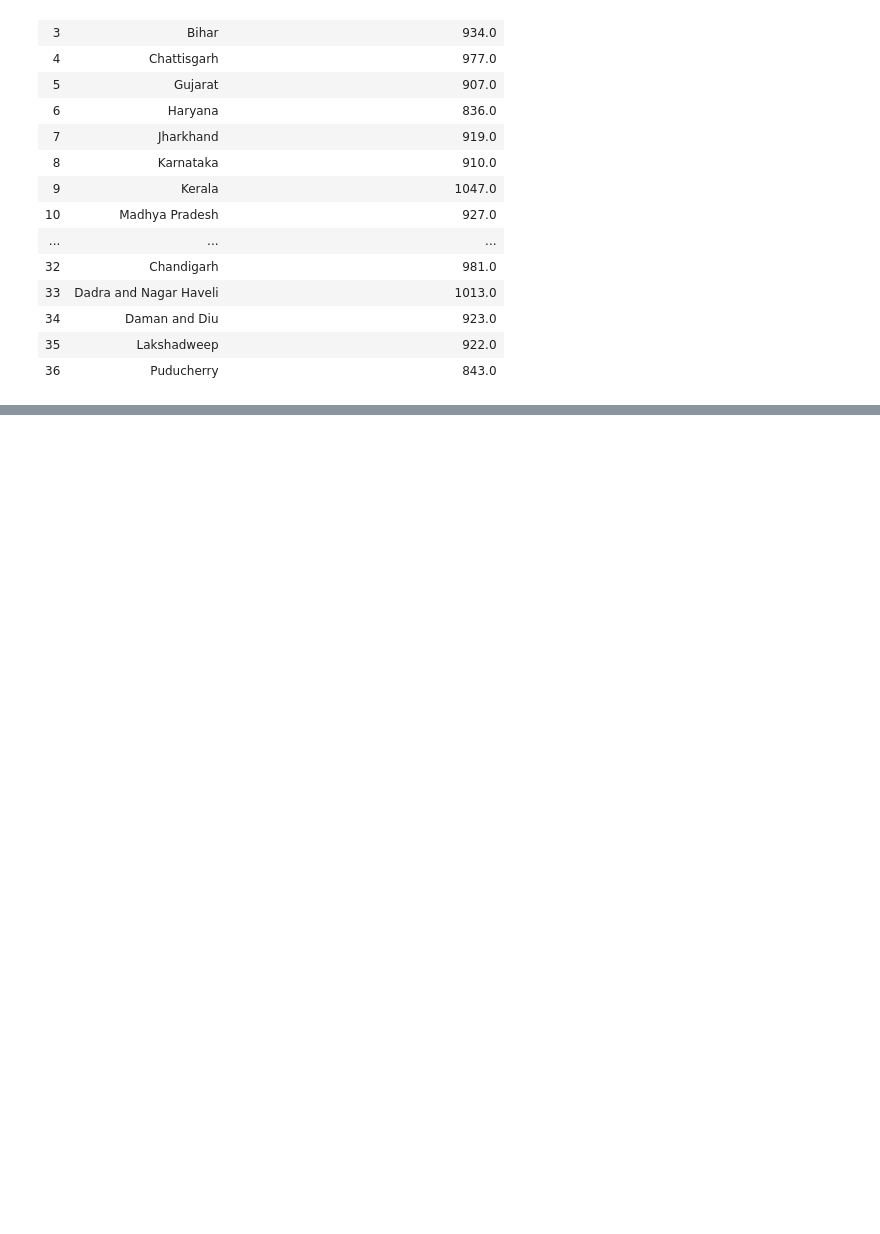
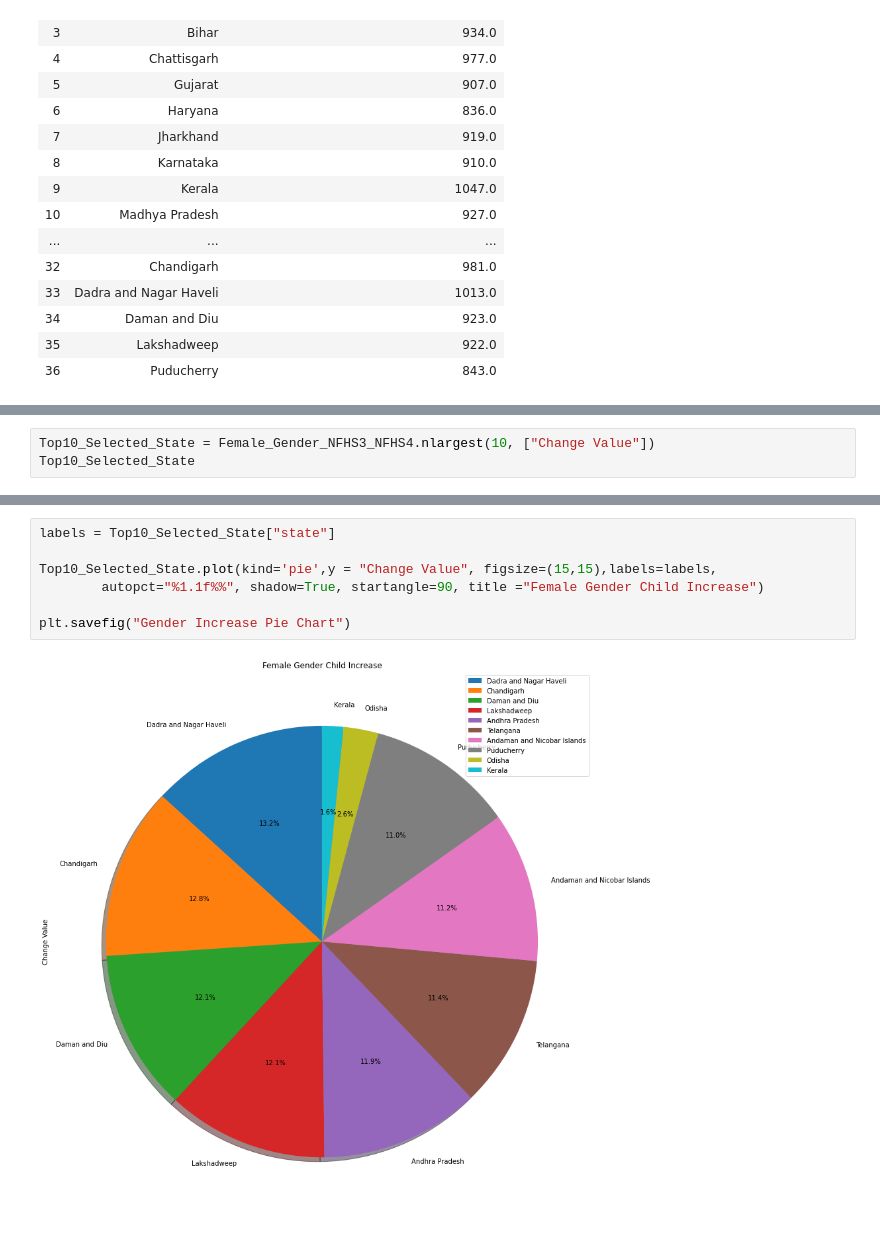
Before and after one commit to narayanan-nithya/Group_Project_Nutritional_Analysis_Of_Children_Under_Age_5, a Jupyter notebook: Nutritional_Data_Analysis.ipynb, the cells around one changed output, grey strips where cells are left out. Saved outputs shown, nothing was run; the diff lists cells and outputs as text; blank space fills up the shorter version.

```diff
--- a/Nutritional_Data_Analysis.ipynb
+++ b/Nutritional_Data_Analysis.ipynb
@@ -678,0 +692,3 @@ Female_Gender_NFHS3_NFHS4.head(50)
+# %%
+Top10_Selected_State = Female_Gender_NFHS3_NFHS4.nlargest(10, ["Change Value"])
+Top10_Selected_State
@@ -678,0 +707,9 @@ Female_Gender_NFHS3_NFHS4.head(50)
+# %%
+labels = Top10_Selected_State["state"]
+
+Top10_Selected_State.plot(kind='pie',y = "Change Value", figsize=(15,15),labels=labels,
+        autopct="%1.1f%%", shadow=True, startangle=90, title ="Female Gender Child Increase")
+
+plt.savefig("Gender Increase Pie Chart")
+# %% [output]
+[figure, added]
```
Also changed, not shown: parts of 6 cells of this notebook.
